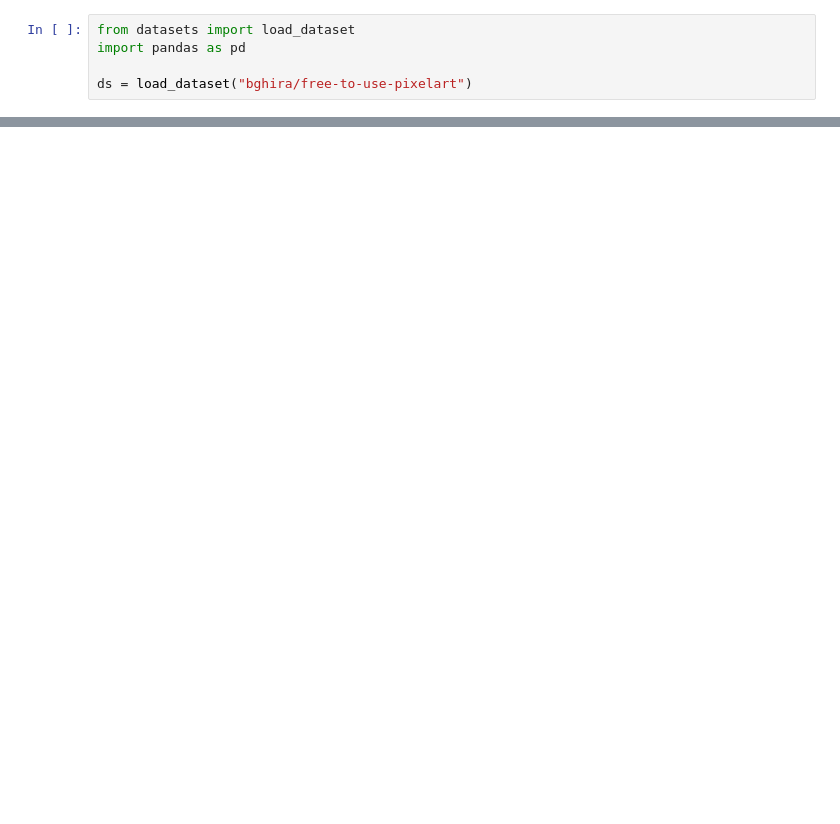
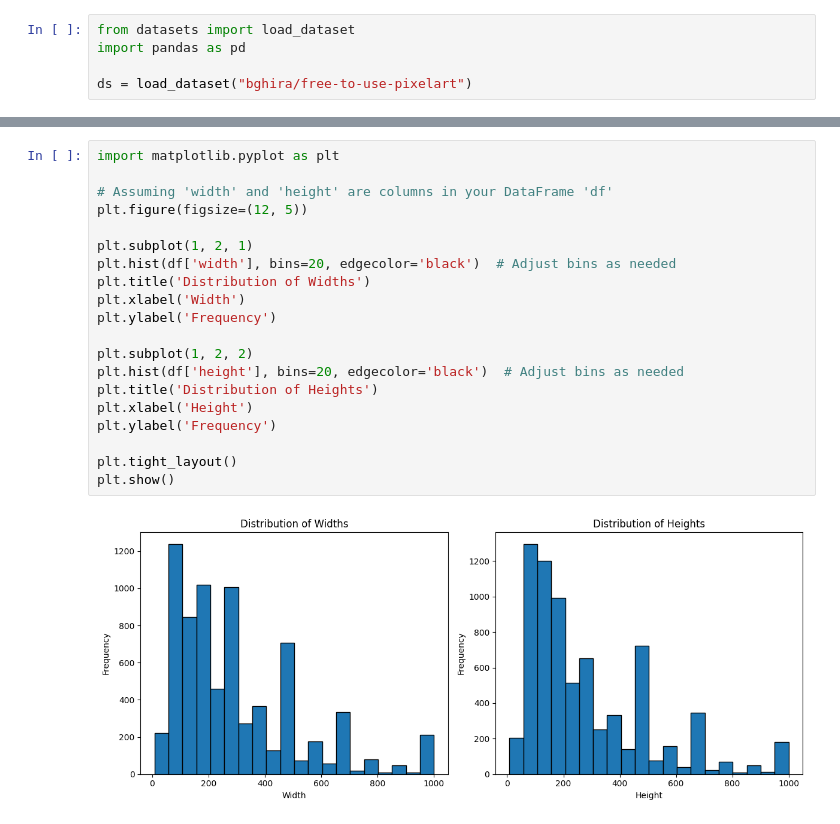
Before and after one commit to hsadler/pixelart-dataset-exploration, a Jupyter notebook: explore.ipynb, the cells around one changed output, grey strips where cells are left out. Cells and saved outputs as stored; diff of their text form; blank space fills up the shorter version.

```diff
--- a/explore.ipynb
+++ b/explore.ipynb
@@ -12,3 +12,25 @@ df.head(3)
 | 0 | highlighted | 1 | highlighted.1.1 | Highlander |  | 36 | sr2e3cecf2e99aws3-1 Highlander.png | 6 | ... |
 | 1 | highlighted | 1 | highlighted.1.2 | Dungeon Key | #challenge | 166 | sr26fa2adb2a6aws3-2 Dungeon Key.png | 14 | ... |
 | 2 | highlighted | 1 | highlighted.1.3 | Mecha1old | Old mecha i did back in 2022 | 117 | sr20b7ff421b0aws3-3 Mecha1old.png | 11 | ... |
+# %%
+import matplotlib.pyplot as plt
+
+# Assuming 'width' and 'height' are columns in your DataFrame 'df'
+plt.figure(figsize=(12, 5))
+
+plt.subplot(1, 2, 1)
+plt.hist(df['width'], bins=20, edgecolor='black')  # Adjust bins as needed
+plt.title('Distribution of Widths')
+plt.xlabel('Width')
+plt.ylabel('Frequency')
+
+plt.subplot(1, 2, 2)
+plt.hist(df['height'], bins=20, edgecolor='black')  # Adjust bins as needed
+plt.title('Distribution of Heights')
+plt.xlabel('Height')
+plt.ylabel('Frequency')
+
+plt.tight_layout()
+plt.show()
+# %% [output]
+[figure, added]
```
Also changed, not shown: parts of 4 cells of this notebook, 2 other files.
